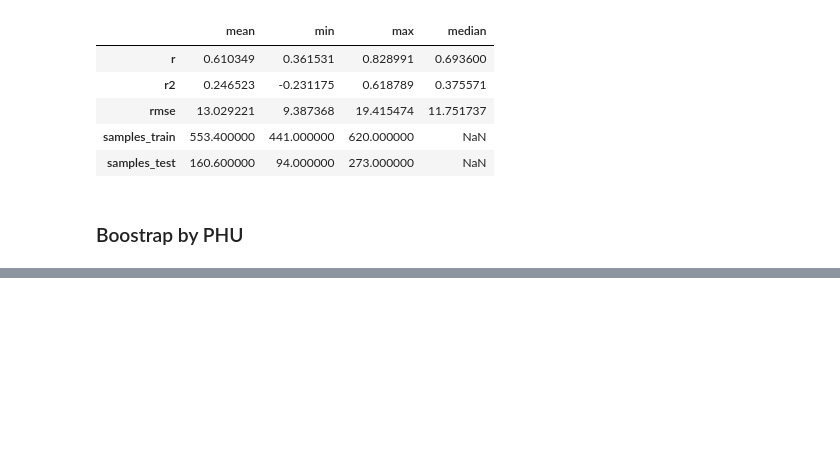
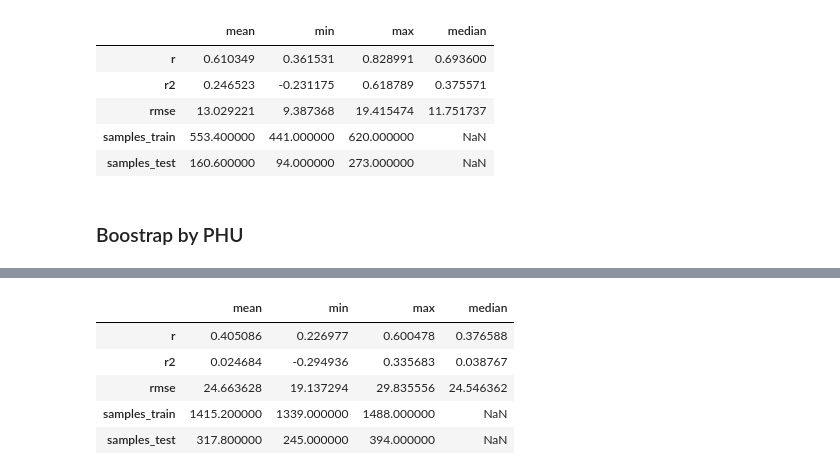
Before and after one commit to dfguerrerom/gwl-modeling, a Jupyter notebook: 4_model_training.ipynb, the cells around one changed output, grey strips where cells are left out. Drawn from its saved outputs; the diff is of its cells as text; code cells hidden in the pictures; blank space fills up the shorter version.

```diff
--- a/4_model_training.ipynb
+++ b/4_model_training.ipynb
@@ -312,3 +328,17 @@ bootstrap_result
+# %%
+selected_df = df[
+    (df.source.isin(["brg", "old_brg"])) &
+    (df.island != "Sumatera")
+]
+bootstrap_result = bootstrap(df = selected_df, variable="gwl_cm", iterations=10, train_size=0.8)
+bootstrap_result
+# %% [output]
+|  | mean | min | max | median |
+| r | 0.405086 | 0.226977 | 0.600478 | 0.376588 |
+| r2 | 0.024684 | -0.294936 | 0.335683 | 0.038767 |
+| rmse | 24.663628 | 19.137294 | 29.835556 | 24.546362 |
+| samples_train | 1415.200000 | 1339.000000 | 1488.000000 | NaN |
+| samples_test | 317.800000 | 245.000000 | 394.000000 | NaN |
 # %%
 # # Save model to file with not pickle (pickle is not safe)
 # import joblib
```
Also changed, not shown: parts of 4 cells of this notebook, 1 other file.
